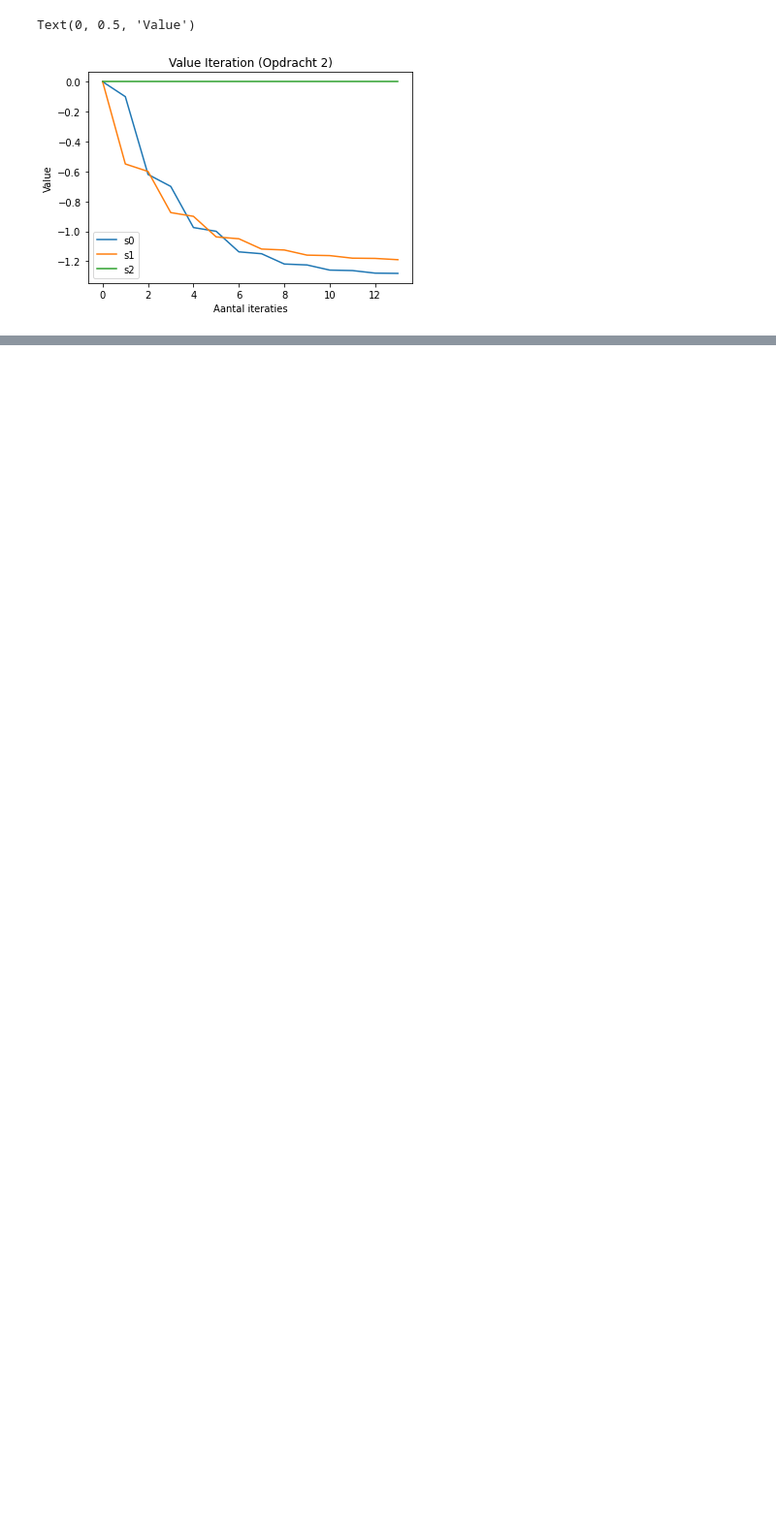
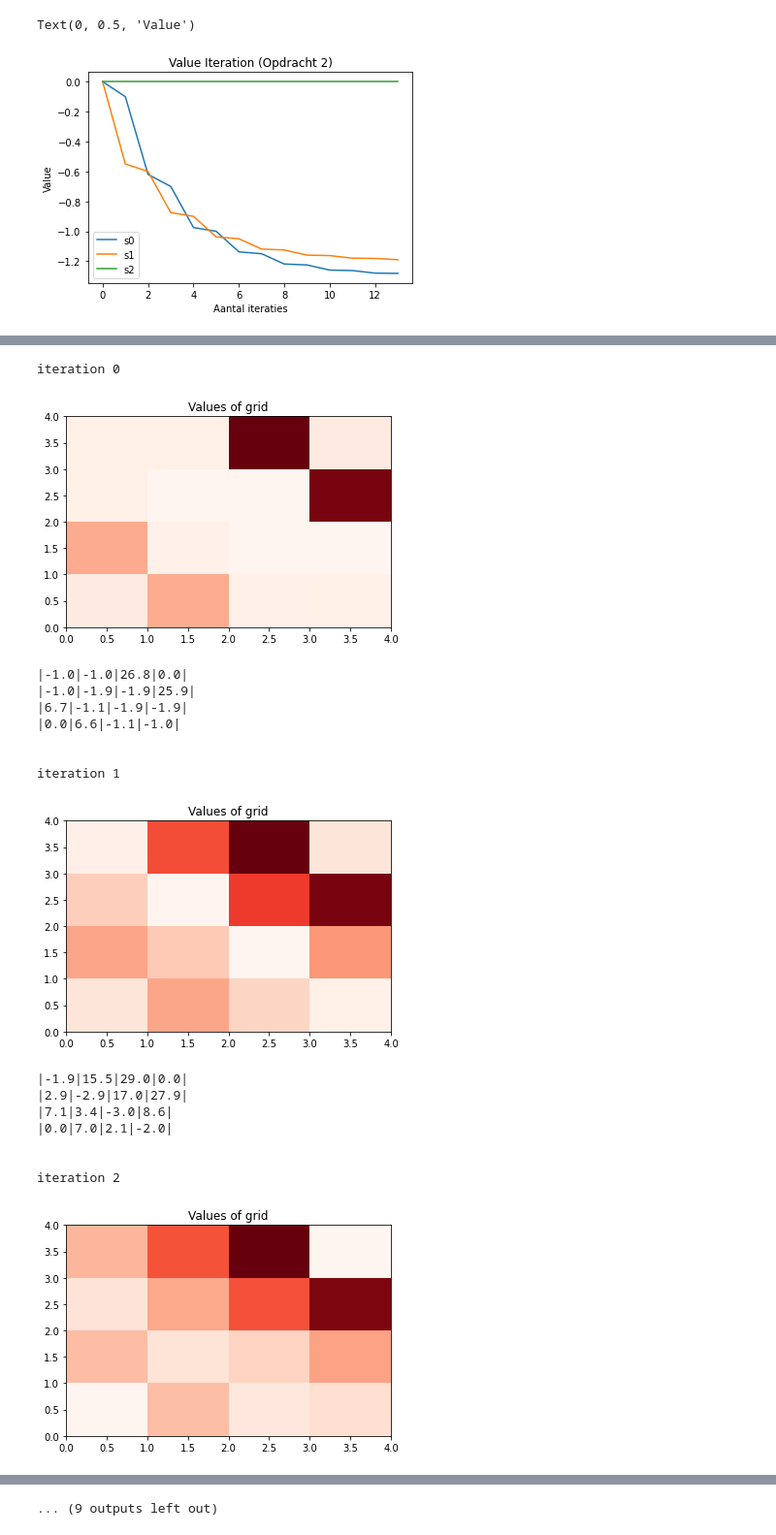
Before and after one commit to cksoest/value-iteration, a Jupyter notebook: Theorie_opdrachten.ipynb, the cells around one changed output, grey strips where cells are left out. Shown: that part at 97% size. Saved outputs shown, nothing was run; the diff lists cells and outputs as text; code cells hidden in the pictures; blank space fills up the shorter version.

Commit message:
Opdracht drie toegevoegd aan notebook en visualisatie verbeterd

```diff
--- a/Theorie_opdrachten.ipynb
+++ b/Theorie_opdrachten.ipynb
@@ -74,0 +79,35 @@ Text(0, 0.5, 'Value')
+# %%
+from grid import Grid
+import numpy as np
+
+
+rewards = np.array([
+            [-1, -1, -1, 40],
+            [-1, -1, -10, -10],
+            [-1, -1, -1, -1],
+            [10, -2, -1, -1]
+        ])
+terminal_states = [(0, 3), (3, 0)]
+gamma = 0.9
+
+grid = Grid(rewards, terminal_states, gamma)
+grid.run(10, verbose=True)
+# %% [output]
+iteration 0
+[figure, added]
+|-1.0|-1.0|26.8|0.0|
+|-1.0|-1.9|-1.9|25.9|
+|6.7|-1.1|-1.9|-1.9|
+|0.0|6.6|-1.1|-1.0|
+
+
+iteration 1
+[figure, added]
+|-1.9|15.5|29.0|0.0|
+|2.9|-2.9|17.0|27.9|
+|7.1|3.4|-3.0|8.6|
+|0.0|7.0|2.1|-2.0|
+
+
+iteration 2
+[figure, added]
@@ -74,0 +138 @@ Text(0, 0.5, 'Value')
+... (9 outputs left out)
```
Also changed, not shown: parts of 3 cells of this notebook, 1 other file.
